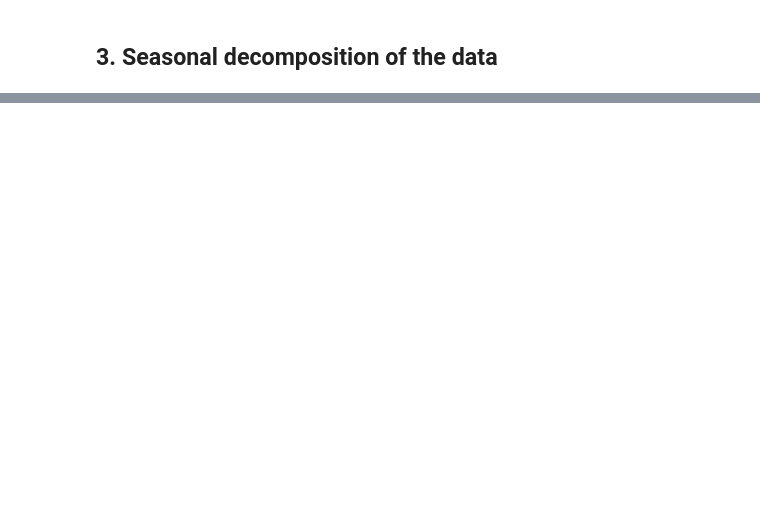
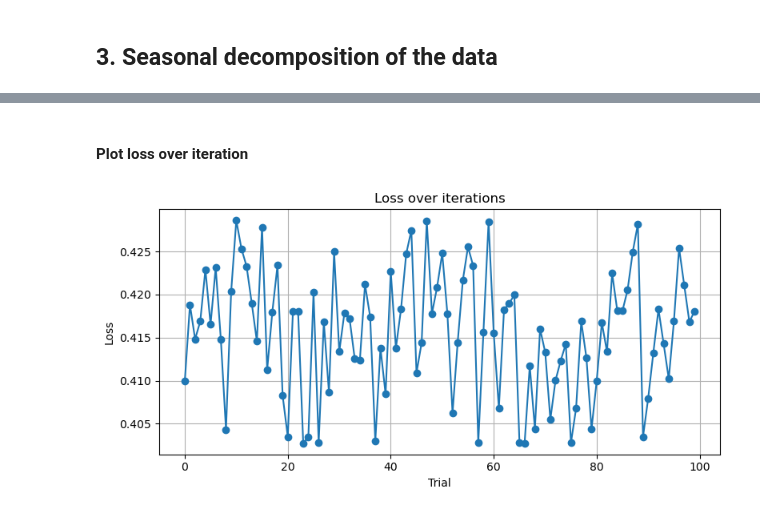
Before and after one commit to bgrandt/masters_thesis, a Jupyter notebook: 2_data_preprocessing.ipynb, the cells around one changed output, grey strips where cells are left out. Drawn from its saved outputs; the diff is of its cells as text; code cells hidden in the pictures; blank space fills up the shorter version.

```diff
--- a/2_data_preprocessing.ipynb
+++ b/2_data_preprocessing.ipynb
@@ -335,0 +325,33 @@ print(sample_coords.head())
+# %%
+# Store results
+trials = Trials()
+
+# Run optimization
+best_hyperparams = fmin(
+    fn = lambda params: objective_function(
+        params,
+        series_normal=series_normal,
+        series_extreme=series_extreme,
+        start_date=start_date,
+        end_date=end_date
+    ),
+    space = param_space,
+    algo = tpe.suggest,
+    max_evals = 100,
+    trials = trials
+)
+# %% [markdown]
+#### Plot loss over iteration
+# %%
+losses = [trial['result']['loss'] for trial in trials.trials]
+
+plt.figure(figsize=(8, 4))
+plt.plot(losses, marker='o')
+plt.title('Loss over iterations')
+plt.xlabel('Trial')
+plt.ylabel('Loss')
+plt.grid(True)
+plt.tight_layout()
+plt.show()
+# %% [output]
+[figure, added]
```
Also changed, not shown: parts of 41 cells of this notebook, 5 other files.
